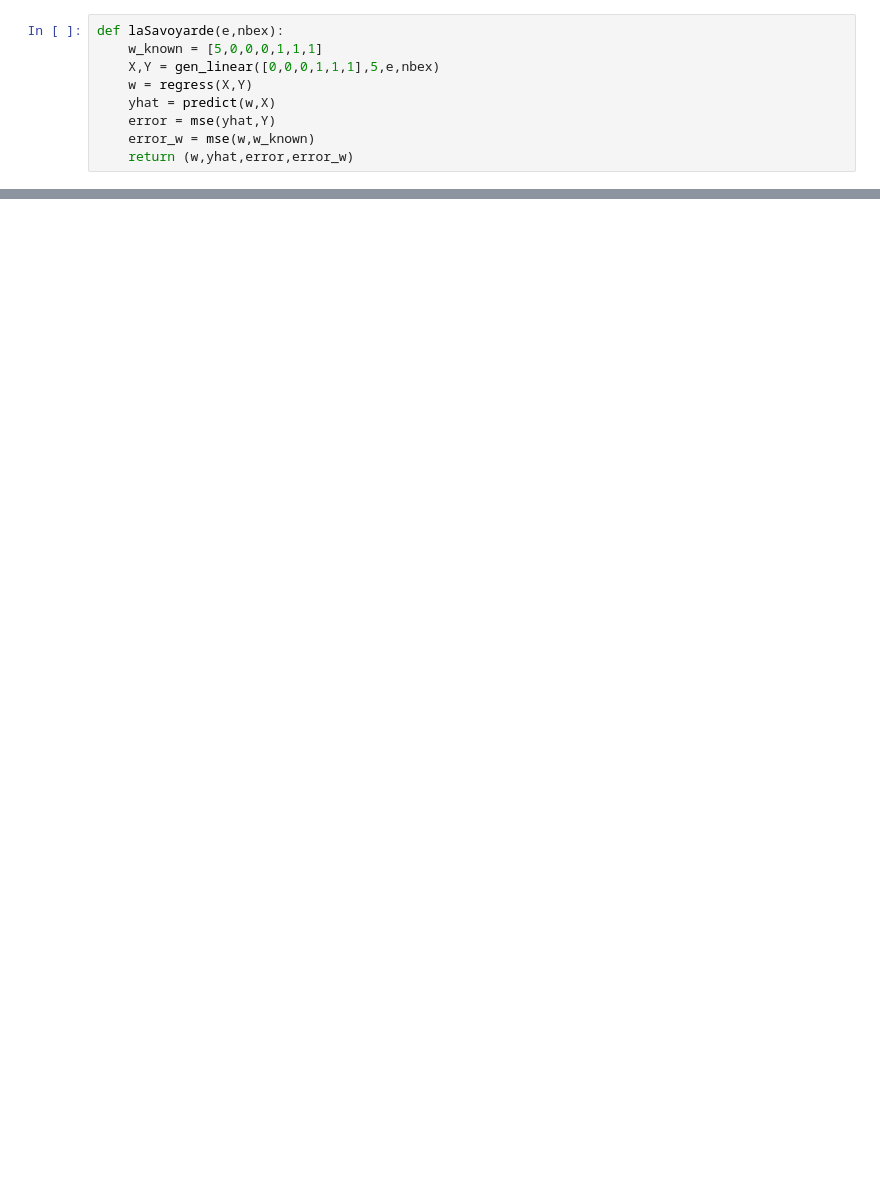
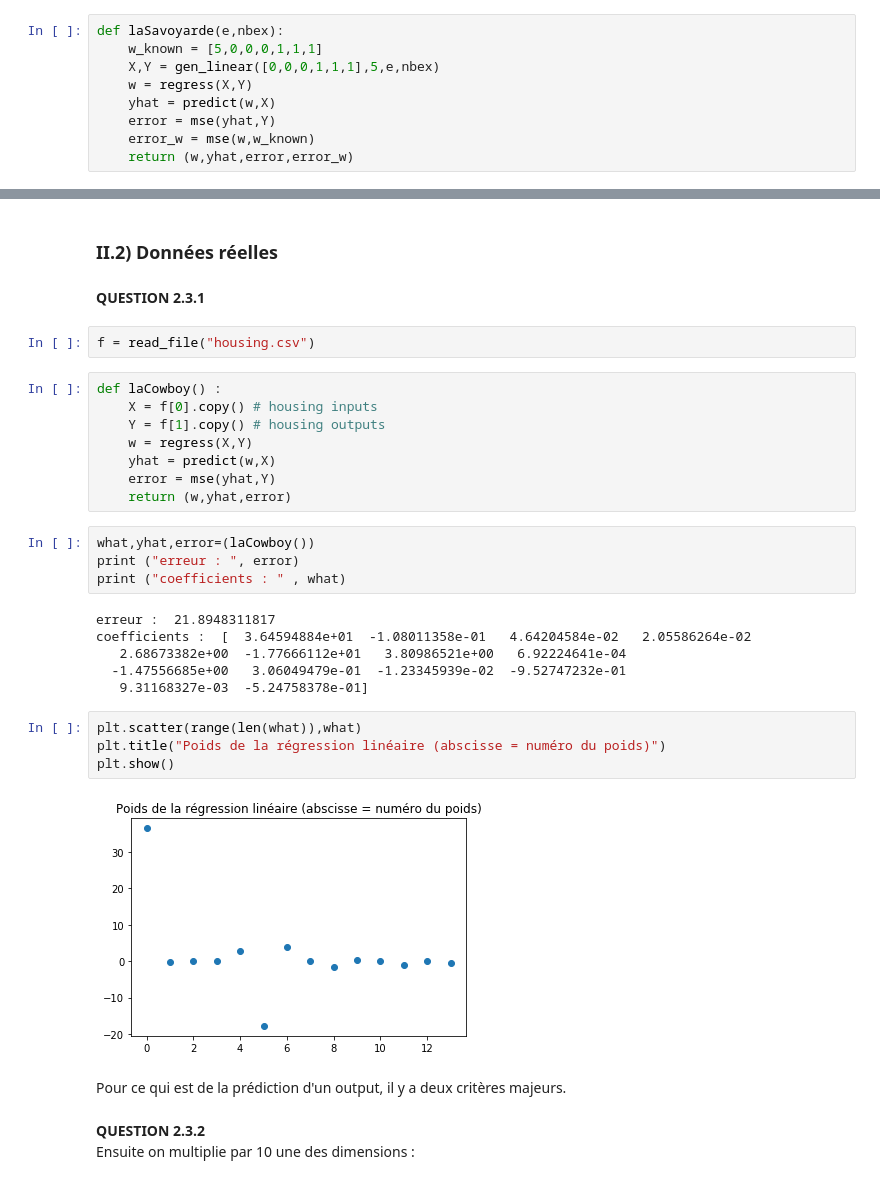
Before and after one commit to Diiso/machine_learning, a Jupyter notebook: tp1/tp1.ipynb, the cells around one changed output, grey strips where cells are left out. Cells and saved outputs as stored; diff of their text form; blank space fills up the shorter version.

```diff
--- a/tp1/tp1.ipynb
+++ b/tp1/tp1.ipynb
@@ -173,0 +187,36 @@ TypeError: list indices must be integers or slices, not tuple
+# %% [markdown]
+### II.2) Données réelles
+# %% [markdown]
+**QUESTION 2.3.1**
+# %%
+f = read_file("housing.csv")
+# %%
+def laCowboy() :
+    X = f[0].copy() # housing inputs
+    Y = f[1].copy() # housing outputs
+    w = regress(X,Y)
+    yhat = predict(w,X)
+    error = mse(yhat,Y)
+    return (w,yhat,error)
+# %%
+what,yhat,error=(laCowboy())
+print ("erreur : ", error)
+print ("coefficients : " , what)
+# %% [output]
+erreur :  21.8948311817
+coefficients :  [  3.64594884e+01  -1.08011358e-01   4.64204584e-02   2.05586264e-02
+   2.68673382e+00  -1.77666112e+01   3.80986521e+00   6.92224641e-04
+  -1.47556685e+00   3.06049479e-01  -1.23345939e-02  -9.52747232e-01
+   9.31168327e-03  -5.24758378e-01]
+# %%
+plt.scatter(range(len(what)),what)
+plt.title("Poids de la régression linéaire (abscisse = numéro du poids)")
+plt.show()
+# %% [output]
+[figure, added]
+# %% [markdown]
+Pour ce qui est de la prédiction d'un output, il y a deux critères majeurs.
+# %% [markdown]
+**QUESTION 2.3.2**
+<br>
+Ensuite on multiplie par 10 une des dimensions :
```
Also changed, not shown: parts of 58 cells of this notebook, 5 other files.
